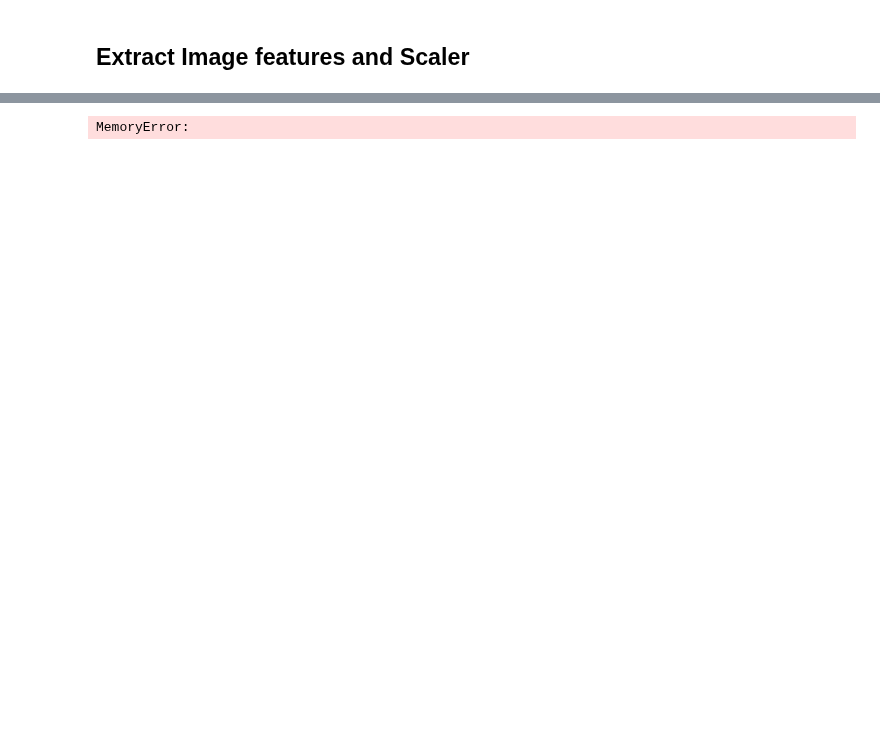
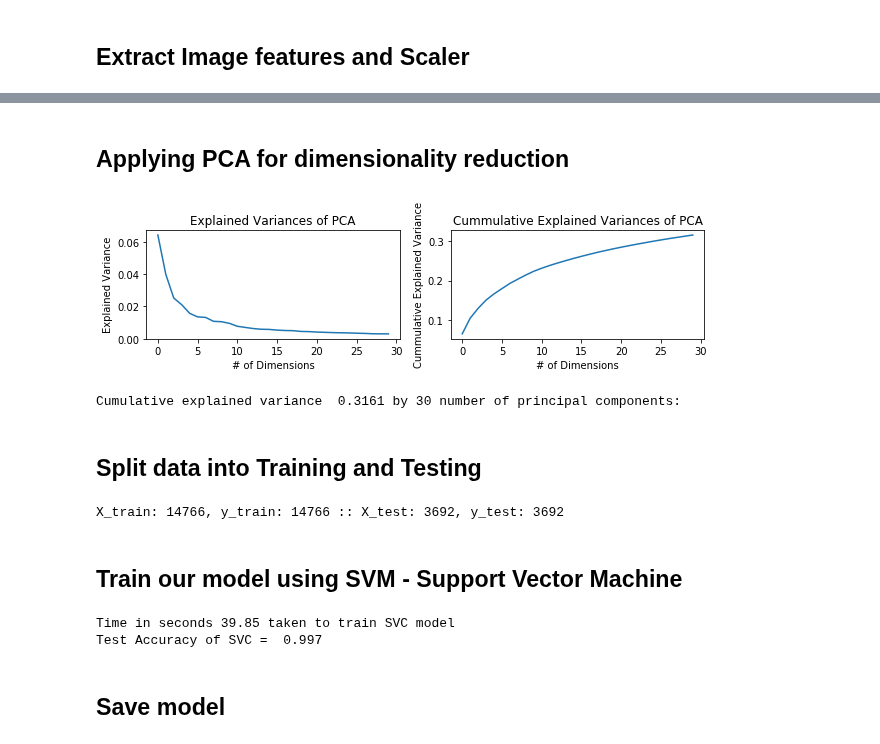
Before and after one commit to sanjaysane/CarND-Vehicle-Detection, a Jupyter notebook: P5_model.ipynb, the cells around one changed output, grey strips where cells are left out. Saved outputs shown, nothing was run; the diff lists cells and outputs as text; code cells hidden in the pictures; blank space fills up the shorter version.

```diff
--- a/P5_model.ipynb
+++ b/P5_model.ipynb
@@ -199,7 +205,65 @@ Feature Scaling for Vehicles ( 8792 ) and Non-Vehicles ( 8968 ) Completed
-# %%
-n_pca_comp = 25
-pca = PCA(n_components=n_pca_comp, whiten=True)
-pca = pca.fit(scaled_X)
-pca_features = pca.transform(scaled_X)
-# %% [output]
-MemoryError:
+# %% [markdown]
+## Applying PCA for dimensionality reduction
+# %%
+n_pca_comp = 30
+pca = PCA(n_components=n_pca_comp, whiten=True)
+pca = pca.fit(scaled_X)
+pca_features = pca.transform(scaled_X)
+
+# how much do we gain by PCA
+
+explained_variance = pca.explained_variance_ratio_
+components = pca.components_
+
+# plot pca
+plt.figure(figsize=(10,2))
+plt.subplot(1,2,1)
+plt.xlabel('# of Dimensions')
+plt.ylabel('Explained Variance')
+plt.title("Explained Variances of PCA")
+_ = plt.plot(pca.explained_variance_ratio_)
+
+plt.subplot(1,2,2)
+plt.xlabel('# of Dimensions')
+plt.ylabel('Cummulative Explained Variance')
+plt.title("Cummulative Explained Variances of PCA")
+_ = plt.plot(np.cumsum(pca.explained_variance_ratio_))
+
+plt.show()
+
+
+print("Cumulative explained variance  {:.4f} by {} number of principal components:".format(
+    sum(explained_variance[:n_pca_comp]), n_pca_comp))
+# %% [output]
+[figure, added]
+Cumulative explained variance  0.3161 by 30 number of principal components:
+# %% [markdown]
+## Split data into Training and Testing
+# %%
+# Split up data into randomized training and test sets
+rand_state = np.random.randint(0, 100)
+X_train, X_test, y_train, y_test = train_test_split(
+    pca_features, y, test_size=0.2, random_state=rand_state)
+
+print("X_train: {}, y_train: {} :: X_test: {}, y_test: {}".format(
+    len(X_train), len(y_train), len(X_test), len(y_test)))
+# %% [output]
+X_train: 14766, y_train: 14766 :: X_test: 3692, y_test: 3692
+# %% [markdown]
+## Train our model using SVM - Support Vector Machine
+# %%
+# Use a linear SVC
+model = SVC(kernel='rbf', class_weight='balanced',probability=True, C = 10,gamma = 0.1)
+
+# Check the training time for the SVC
+t1=time.time()
+model.fit(X_train, y_train)
+t2 = time.time()
+print('Time in seconds {} taken to train SVC model'.format(round(t2-t1, 2)))
+# Check the score of the SVC
+print('Test Accuracy of SVC = ', round(model.score(X_test, y_test), 4))
+# %% [output]
+Time in seconds 39.85 taken to train SVC model
+Test Accuracy of SVC =  0.997
+# %% [markdown]
+## Save model
```
Also changed, not shown: parts of 12 cells of this notebook, 10 other files.
